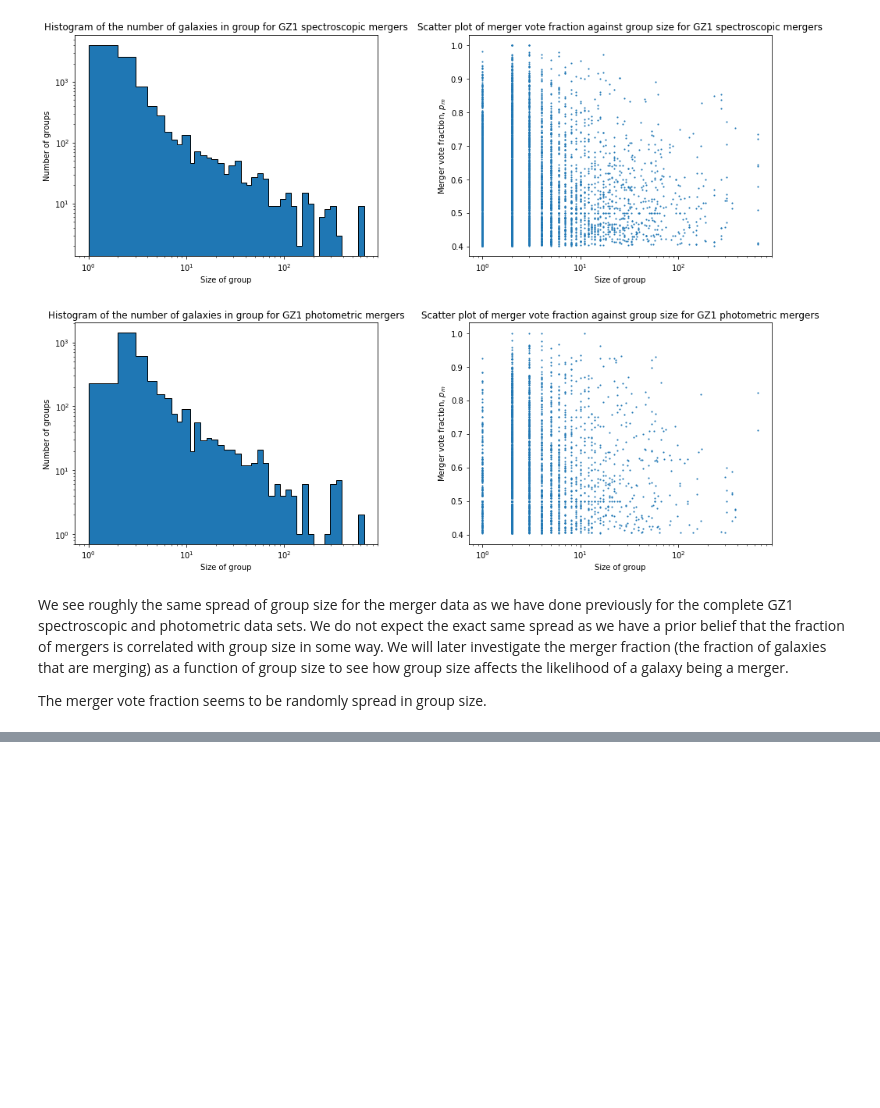
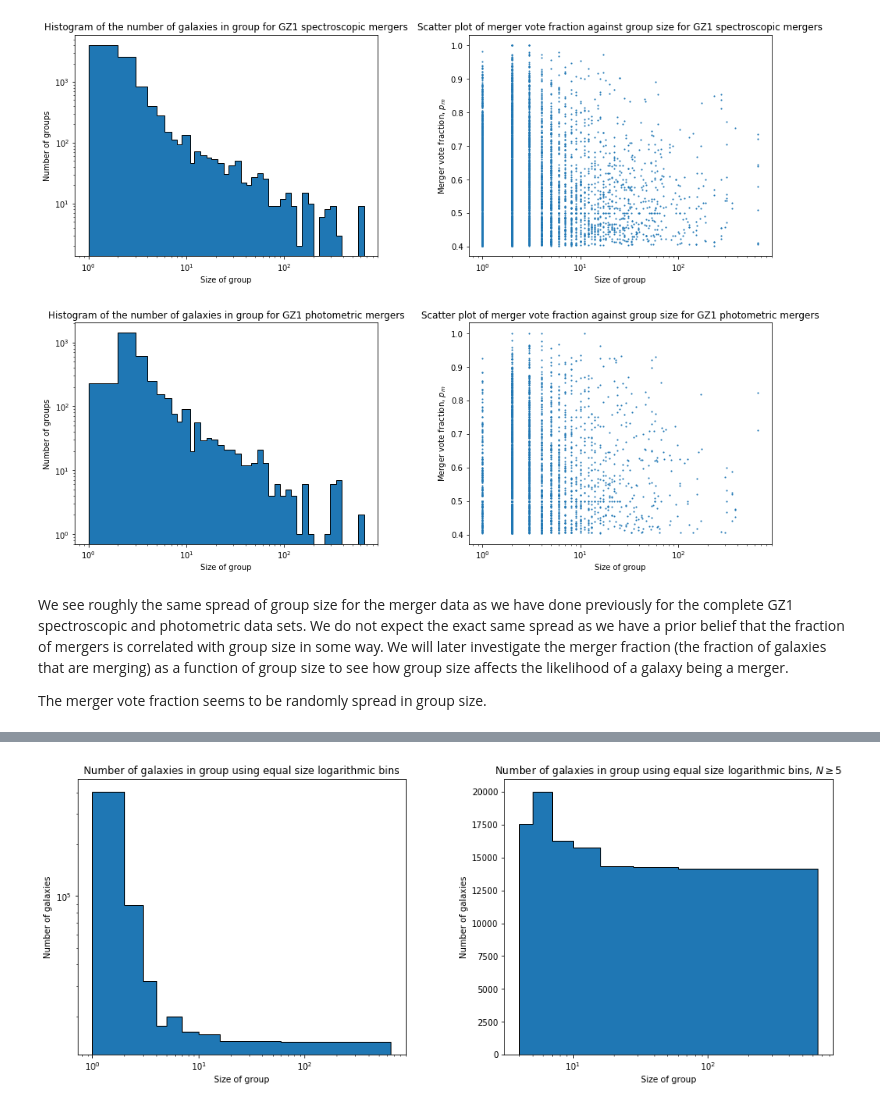
Before and after one commit to tplews98/MPhys_Project, a Jupyter notebook: MT_Week6_Groups.ipynb, the cells around one changed output, grey strips where cells are left out. Cells and saved outputs as stored; diff of their text form; code cells hidden in the pictures; blank space fills up the shorter version.

```diff
--- a/MT_Week6_Groups.ipynb
+++ b/MT_Week6_Groups.ipynb
@@ -424,0 +531,15 @@ all_data_pandas[all_data_pandas["Merger_classifications"] == 2]
+# %%
+# Create logarithmic bins of equal size without small groups
+equal_log_bins = pd.qcut(x=np.log10(all_data[all_data["group_size"] > 3]["group_size"]), q=8, labels=False, retbins=True, duplicates="drop")[1]
+equal_log_bins = np.power(10, equal_log_bins)
+equal_log_bins = np.round(equal_log_bins, 0)
+
+# Add small groups back into new bins
+equal_log_bins_with_small = np.insert(equal_log_bins, [0], 1)
+equal_log_bins_with_small = np.insert(equal_log_bins_with_small, [1], 2)
+equal_log_bins_with_small = np.insert(equal_log_bins_with_small, [2], 3)
+# equal_log_bins_with_small = np.insert(equal_log_bins_with_small, [3], 4)
+
+# Print the bins that have been calculated
+print("Bins without small groups: " + str(equal_log_bins.astype(int)))
+print("Bins with small groups: " + str(equal_log_bins_with_small.astype(int)))
@@ -424,0 +553,24 @@ all_data_pandas[all_data_pandas["Merger_classifications"] == 2]
+# %%
+fig, ax = plt.subplots(1, 2, figsize=(16,6))
+
+# Plot histogram of group size using logarithmic bins
+ax[0].hist(all_data["group_size"], bins=equal_log_bins_with_small, edgecolor="black", histtype="stepfilled")
+ax[0].set_xscale("log")
+ax[0].set_yscale("log")
+ax[0].set_xlabel("Size of group")
+ax[0].set_ylabel("Number of galaxies")
+ax[0].set_title("Number of galaxies in group using equal size logarithmic bins")
+
+# Plot histogram of group size using logarithmic bins for N >= 4
+ax[1].hist(all_data["group_size"], bins=equal_log_bins, edgecolor="black", histtype="stepfilled")
+ax[1].set_xscale("log")
+# ax[1].set_yscale("log")
+ax[1].set_xlabel("Size of group")
+ax[1].set_ylabel("Number of galaxies")
+ax[1].set_title("Number of galaxies in group using equal size logarithmic bins, $N \geq 5$")
+
+fig.subplots_adjust(wspace=0.3)
+
+plt.show()
+# %% [output]
+[figure, added]
```
Also changed, not shown: parts of 25 cells of this notebook.
